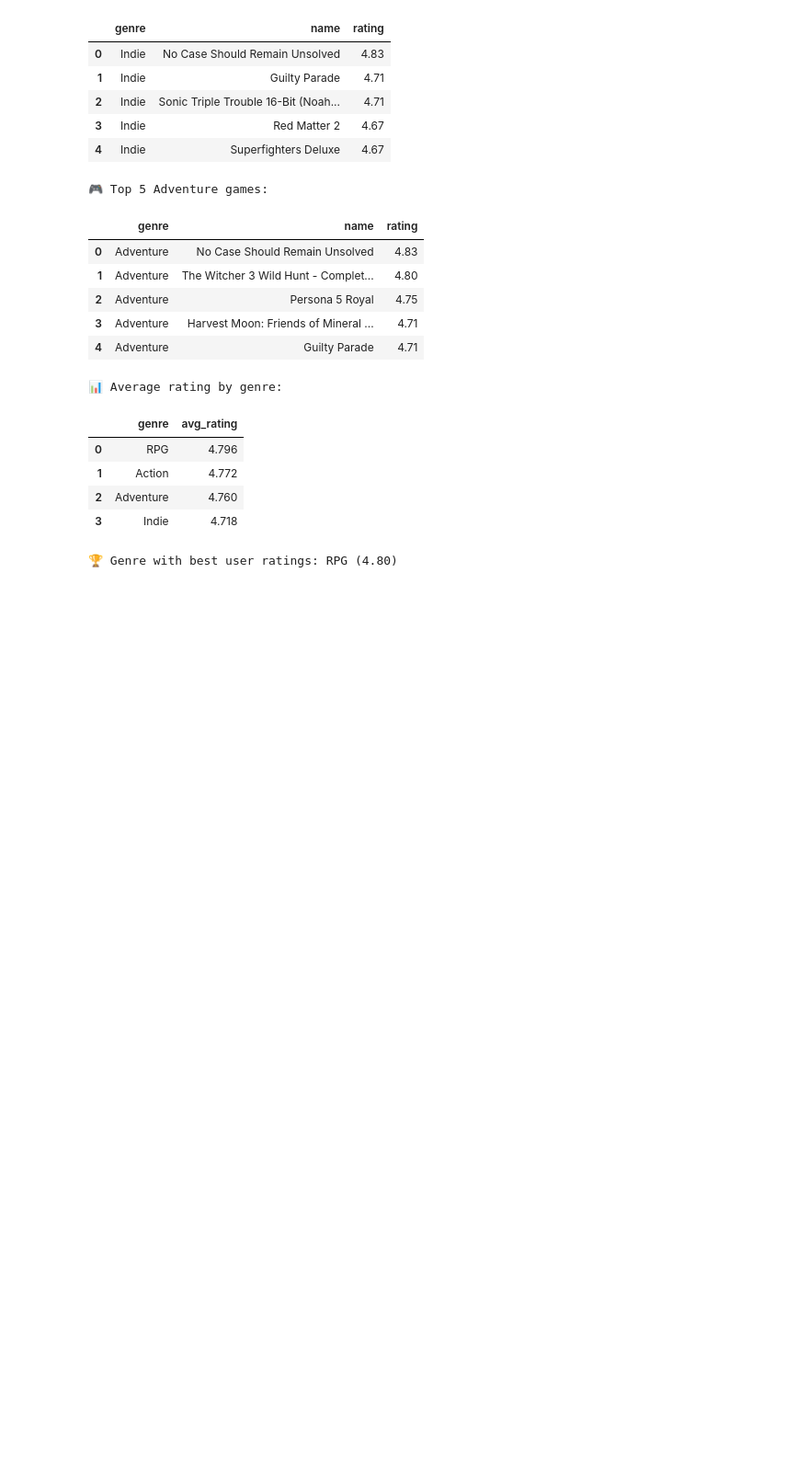
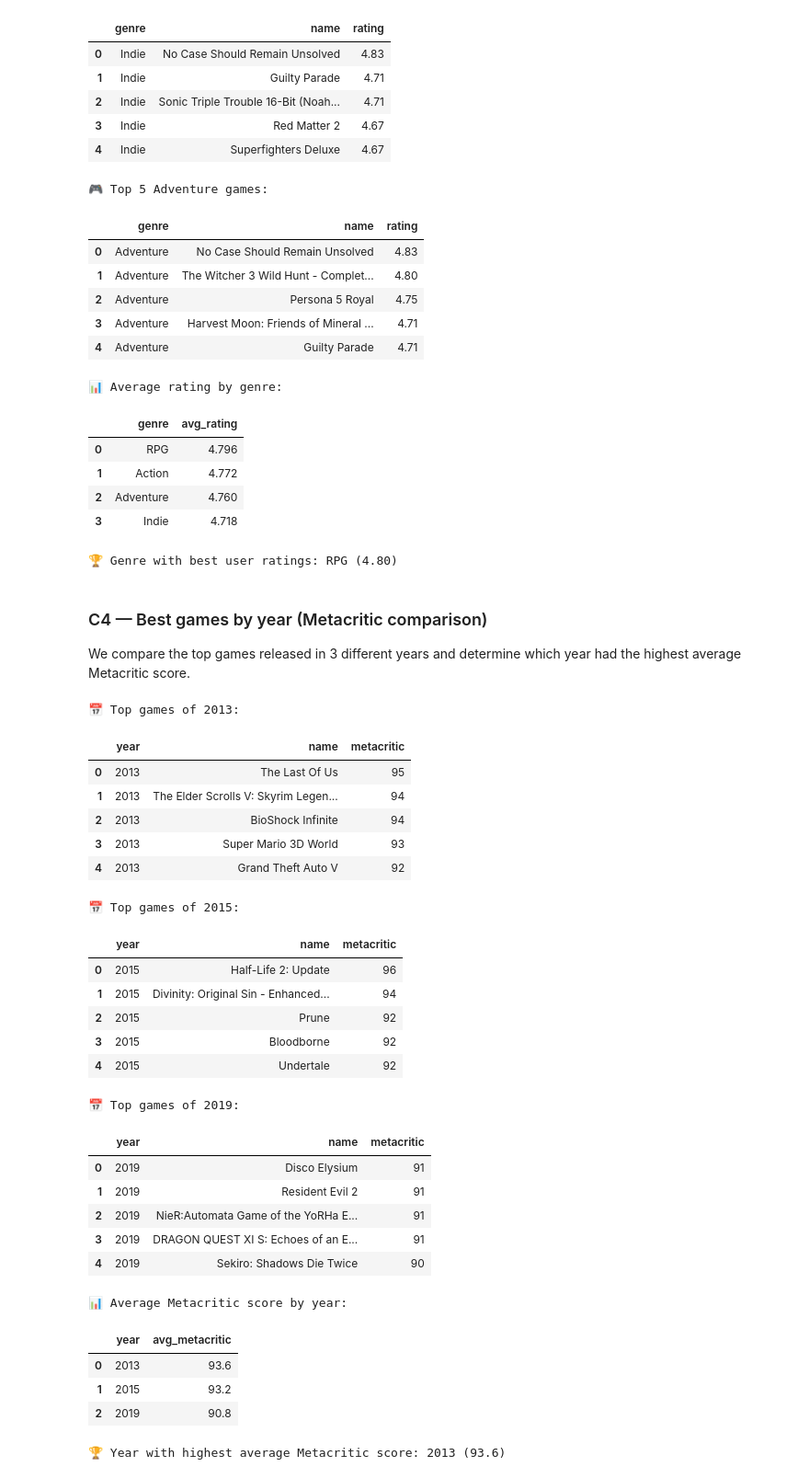
Before and after one commit to alejandroventuraventurameza-tech/Scraping_data, a Jupyter notebook: api/tarea_rawg_api.ipynb, the cells around one changed output. Shown at 92% size. Drawn from its saved outputs; the diff is of its cells as text; code cells hidden in the pictures; blank space fills up the shorter version.

Commit message:
Add Part C4 - Best games by year Metacritic comparison
- Add markdown and code cell for C4
- Years chosen: 2013, 2015, 2019 (launch years of personal favorite games)
- Output: 2013 wins with avg 93.6, followed by 2015 (93.2) and 2019 (90.8)
- Notable: Undertale appears in 2015 top with 92 Metacritic

```diff
--- a/api/tarea_rawg_api.ipynb
+++ b/api/tarea_rawg_api.ipynb
@@ -293,3 +293,69 @@ print(f"\n🏆 Genre with best user ratings: {best_genre} ({avg_by_genre[best_ge
 | 2 | Adventure | 4.760 |
 | 3 | Indie | 4.718 |
 🏆 Genre with best user ratings: RPG (4.80)
+# %% [markdown]
+### C4 — Best games by year (Metacritic comparison)
+
+We compare the top games released in 3 different years and determine which year had the highest average Metacritic score.
+# %%
+# C4 — Year comparison (best games per year by Metacritic)
+years = [2013, 2015, 2019]  # Splinter Cell Blacklist / The Witcher 3 / Division 2 era
+
+year_rows = []
+for year in years:
+    data = get("/games", {
+        "dates":     f"{year}-01-01,{year}-12-31",  # filtra por año de lanzamiento
+        "ordering":  "-metacritic",                  # ordena por puntaje de críticos
+        "page_size": 5
+    })
+    for g in data["results"]:
+        if g["metacritic"]:  # ignoramos entradas sin puntaje Metacritic
+            year_rows.append({
+                "year":       year,
+                "name":       g["name"],
+                "metacritic": g["metacritic"]
+            })
+
+year_df = pd.DataFrame(year_rows)
+
+# Mostramos los top juegos de cada año
+for year in years:
+    print(f"\n📅 Top games of {year}:")
+    display(year_df[year_df["year"] == year].reset_index(drop=True))
+
+# Calculamos el promedio de Metacritic por año
+avg_by_year = year_df.groupby("year")["metacritic"].mean().sort_values(ascending=False)
+
+print("\n📊 Average Metacritic score by year:")
+display(avg_by_year.reset_index().rename(columns={"metacritic": "avg_metacritic"}))
+
+best_year = avg_by_year.idxmax()
+print(f"\n🏆 Year with highest average Metacritic score: {best_year} ({avg_by_year[best_year]:.1f})")
+# %% [output]
+📅 Top games of 2013:
+|  | year | name | metacritic |
+| 0 | 2013 | The Last Of Us | 95 |
+| 1 | 2013 | The Elder Scrolls V: Skyrim Legen... | 94 |
+| 2 | 2013 | BioShock Infinite | 94 |
+| 3 | 2013 | Super Mario 3D World | 93 |
+| 4 | 2013 | Grand Theft Auto V | 92 |
+📅 Top games of 2015:
+|  | year | name | metacritic |
+| 0 | 2015 | Half-Life 2: Update | 96 |
+| 1 | 2015 | Divinity: Original Sin - Enhanced... | 94 |
+| 2 | 2015 | Prune | 92 |
+| 3 | 2015 | Bloodborne | 92 |
+| 4 | 2015 | Undertale | 92 |
+📅 Top games of 2019:
+|  | year | name | metacritic |
+| 0 | 2019 | Disco Elysium | 91 |
+| 1 | 2019 | Resident Evil 2 | 91 |
+| 2 | 2019 | NieR:Automata Game of the YoRHa E... | 91 |
+| 3 | 2019 | DRAGON QUEST XI S: Echoes of an E... | 91 |
+| 4 | 2019 | Sekiro: Shadows Die Twice | 90 |
+📊 Average Metacritic score by year:
+|  | year | avg_metacritic |
+| 0 | 2013 | 93.6 |
+| 1 | 2015 | 93.2 |
+| 2 | 2019 | 90.8 |
+🏆 Year with highest average Metacritic score: 2013 (93.6)
```
